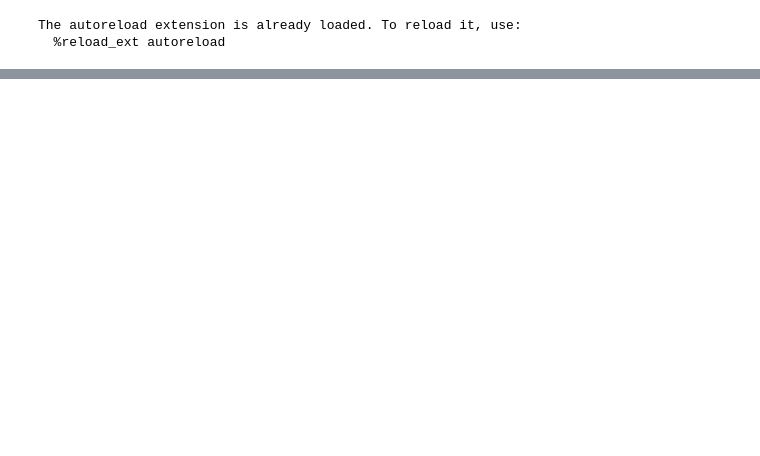
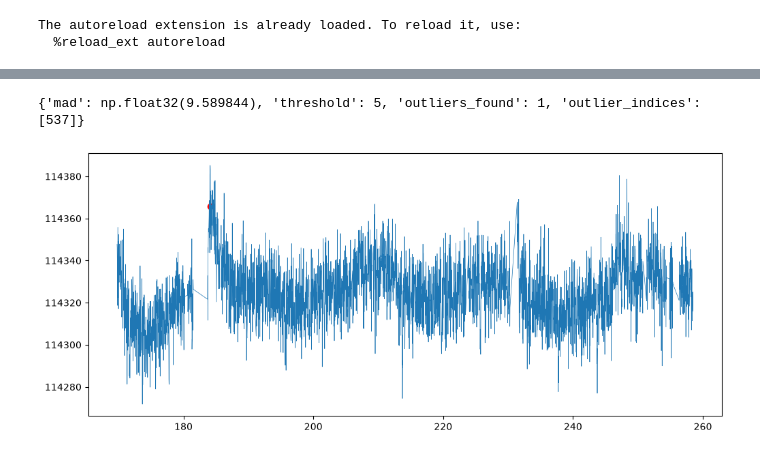
Before and after one commit to bh89d/Exoplanet-Detection-Model, a Jupyter notebook: pre-processing/visualisation/plot.ipynb, the cells around one changed output, grey strips where cells are left out. Saved outputs shown, nothing was run; the diff lists cells and outputs as text; code cells hidden in the pictures; blank space fills up the shorter version.

```diff
--- a/pre-processing/visualisation/plot.ipynb
+++ b/pre-processing/visualisation/plot.ipynb
@@ -79,0 +84,18 @@ Removing Duplicates...
+# %%
+plt.figure(figsize=(12,5))
+
+plt.plot(mad.time,
+         mad.flux,
+         lw=0.5)
+
+plt.scatter(
+    mad.time[mad_stat["outlier_indices"]],
+    mad.flux[mad_stat["outlier_indices"]],
+    color="red"
+)
+
+print(mad_stat)
+plt.show()
+# %% [output]
+{'mad': np.float32(9.589844), 'threshold': 5, 'outliers_found': 1, 'outlier_indices': [537]}
+[figure, added]
```
Also changed, not shown: parts of 3 cells of this notebook, 6 other files.
